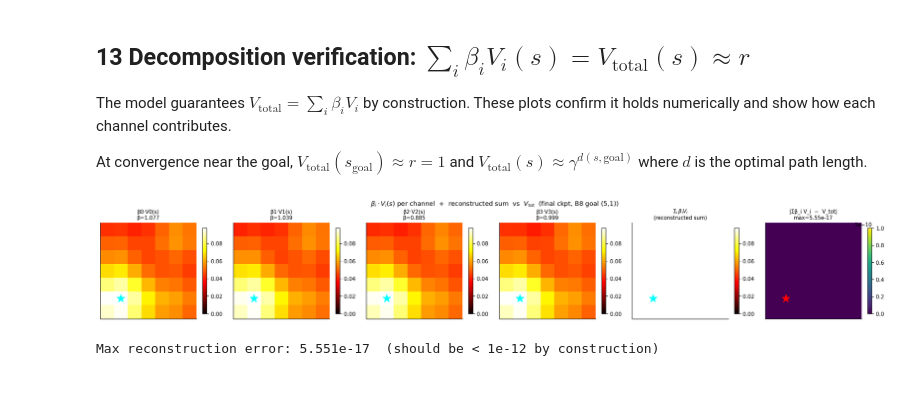
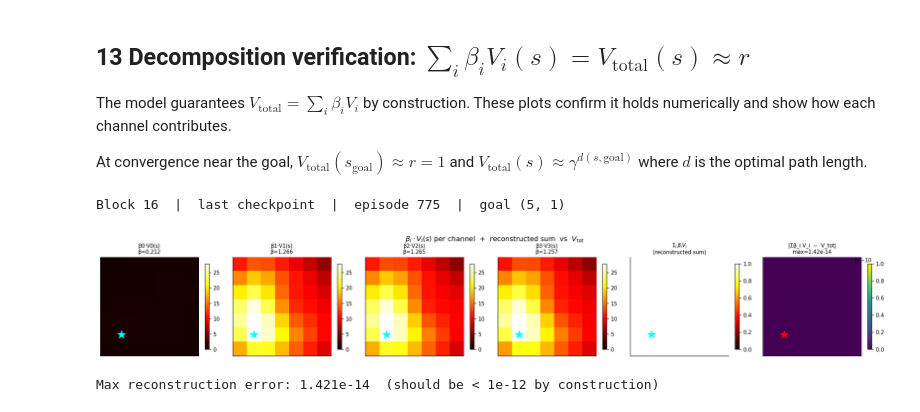
Before and after one commit to eggriel/timescale-specific-RPE, a Jupyter notebook: Figure_Gridworld.ipynb, the cells around one changed output. Saved outputs shown, nothing was run; the diff lists cells and outputs as text; code cells hidden in the pictures.

```diff
--- a/Figure_Gridworld.ipynb
+++ b/Figure_Gridworld.ipynb
@@ -380,12 +380,22 @@ At convergence near the goal, $V_{\text{total}}(s_{\text{goal}}) \approx r = 1$
 and $V_{\text{total}}(s) \approx \gamma^{d(s, \text{goal})}$ where $d$ is the
  optimal path length.
 # %%
-# ── Setup: load channel data at the last checkpoint of the final block ──────
-ci_final = len(checkpoints) - 1
-chan_v    = arr('TimescaleRPE__chan_val_maps')[ci_final]   # (N_VALUES, H, W)
-beta_f    = arr('TimescaleRPE__beta_history')[ci_final]   # (N_VALUES,)
-vtot_map  = arr('TimescaleRPE__val_maps')[ci_final]       # (H, W)  from agent.val()
-gr_f, gc_f = int(block_goals[-1][0]), int(block_goals[-1][1])
+# ── Choose checkpoint ──────────────────────────────────────────────────────────
+target_blk = 15         # ← change this (0-based block index)
+position   = 'last'     # ← 'first', 'mid', or 'last' within the block
+
+blk_ckpts = ckpts_in_block(target_blk)
+ci_final  = {'first': blk_ckpts[0], 'mid': blk_ckpts[1], 'last': blk_ckpts[-1]}[position]
+
+ep_at_ckpt = checkpoints[ci_final]
+gr_f, gc_f = int(block_goals[target_blk][0]), int(block_goals[target_blk][1])
+
+print(f"Block {target_blk + 1}  |  {position} checkpoint  |  "
+      f"episode {ep_at_ckpt}  |  goal ({gr_f}, {gc_f})")
+
+chan_v   = arr('TimescaleRPE__chan_val_maps')[ci_final]
+beta_f   = arr('TimescaleRPE__beta_history')[ci_final]
+vtot_map = arr('TimescaleRPE__val_maps')[ci_final]
 
 # Weighted contributions β_i * V_i(s)  — one (H,W) map per channel
 weighted  = np.array([beta_f[i] * chan_v[i] for i in range(N_VALUES)])  # (N_VALUES, H, W)
@@ -395,8 +405,8 @@ diff_map  = recon_sum - vtot_map       # numerical error — should be ~0
 n_cols = N_VALUES + 2   # one col per channel + sum + difference
 fig, axes = plt.subplots(1, n_cols, figsize=(3.2 * n_cols, 3.2))
 fig.suptitle(
-    r'$\beta_i \cdot V_i(s)$ per channel  +  reconstructed sum  vs  $V_{\mathrm{tot}}$'
-    f'  (final ckpt, B8 goal ({gr_f},{gc_f}))', fontsize=11)
+    r'$\beta_i \cdot V_i(s)$ per channel  +  reconstructed sum  vs  $V_{\mathrm{tot}}$')
+
 
 # Per-channel weighted maps
 vmax = np.percentile(np.abs(weighted), 98)
@@ -404,33 +414,34 @@ for ch in range(N_VALUES):
     ax = axes[ch]
     im = ax.imshow(weighted[ch], cmap='hot', origin='upper', vmin=0, vmax=vmax)
     ax.scatter([gc_f], [gr_f], marker='*', s=200, c='cyan', zorder=5)
     ax.set_title(f'β{ch}·V{ch}(s)\nβ={beta_f[ch]:.3f}', fontsize=9)
     ax.set_xticks([]); ax.set_yticks([])
     plt.colorbar(im, ax=ax, shrink=0.8)
 
 # Reconstructed sum  Σ β_i V_i
 ax = axes[N_VALUES]
-im = ax.imshow(recon_sum, cmap='hot', origin='upper', vmin=0, vmax=vmax)
+im = ax.imshow(recon_sum, cmap='hot', origin='upper', vmin=0, vmax=1)
 ax.scatter([gc_f], [gr_f], marker='*', s=200, c='cyan', zorder=5)
 ax.set_title(r'$\Sigma_i\,\beta_i V_i$' + f'\n(reconstructed sum)', fontsize=9)
 ax.set_xticks([]); ax.set_yticks([])
 plt.colorbar(im, ax=ax, shrink=0.8)
 
 # Difference  Σ β_i V_i  −  V_total  (should be ~0 everywhere)
 ax = axes[N_VALUES + 1]
 d_abs = np.abs(diff_map)
 im = ax.imshow(d_abs, cmap='viridis', origin='upper',
                vmin=0, vmax=max(d_abs.max(), 1e-10))
 ax.scatter([gc_f], [gr_f], marker='*', s=200, c='red', zorder=5)
 ax.set_title(f'|Σβ_i V_i  −  V_tot|\nmax={d_abs.max():.2e}', fontsize=9)
 ax.set_xticks([]); ax.set_yticks([])
 plt.colorbar(im, ax=ax, shrink=0.8)
 
 plt.tight_layout()
 plt.savefig('./data/gridworld/fig13a_decomposition_maps.pdf', bbox_inches='tight')
 plt.show()
 
 print(f'Max reconstruction error: {d_abs.max():.3e}  (should be < 1e-12 by construction)')
 # %% [output]
+Block 16  |  last checkpoint  |  episode 775  |  goal (5, 1)
-[figure, old version]
+[figure, new version]
-Max reconstruction error: 5.551e-17  (should be < 1e-12 by construction)
+Max reconstruction error: 1.421e-14  (should be < 1e-12 by construction)
```
Also changed, not shown: parts of 19 cells of this notebook, 12 other files.
